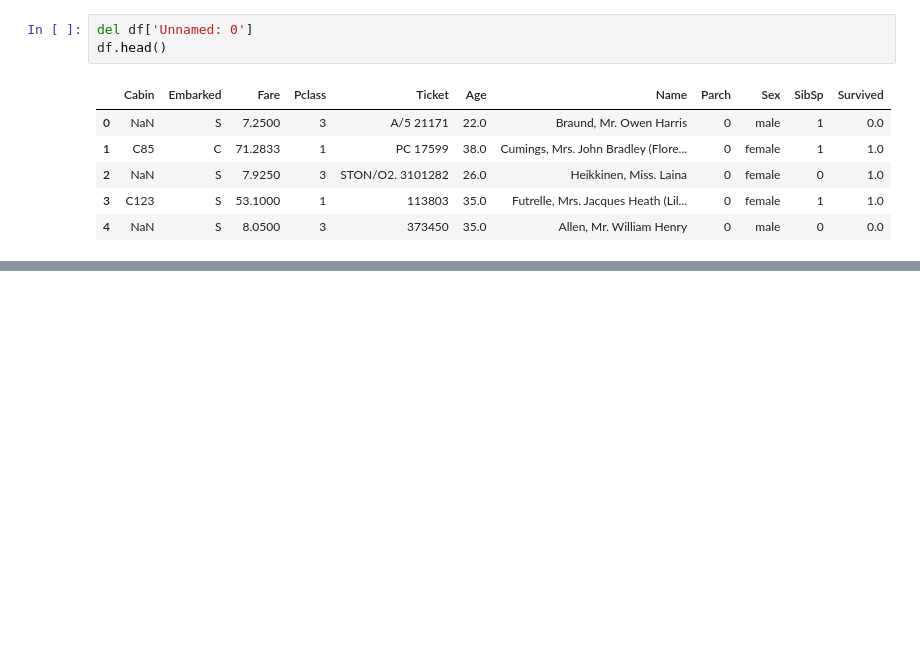
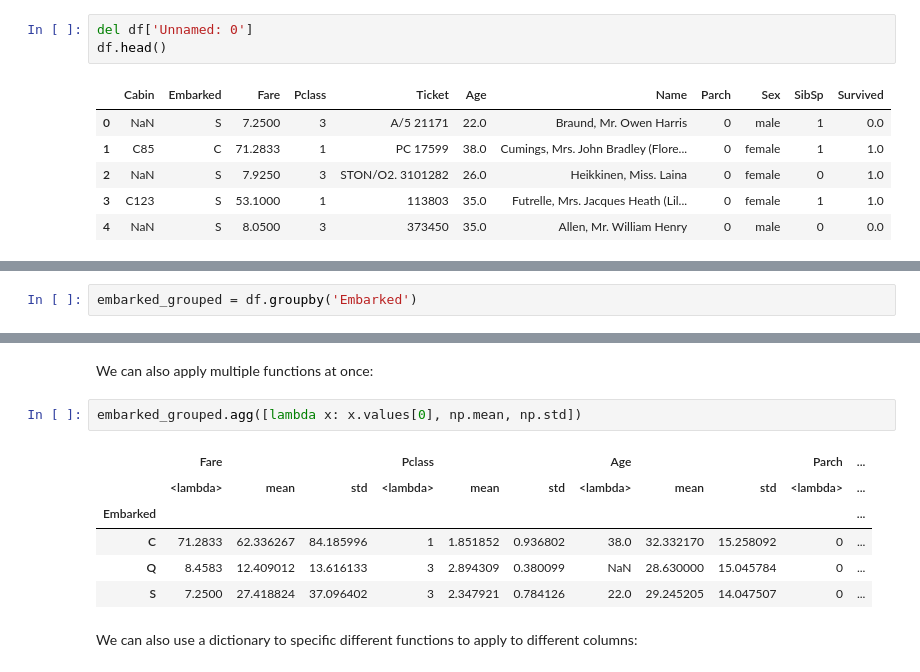
Before and after one commit to TrainingByPackt/Applied-Supervised-Learning-with-Python, a Jupyter notebook: Chapter 1 - Machine Learning Toolkit/Pandas.ipynb, the cells around one changed output, grey strips where cells are left out. Drawn from its saved outputs; the diff is of its cells as text; blank space fills up the shorter version.

```diff
--- a/Chapter 1 - Machine Learning Toolkit/Pandas.ipynb
+++ b/Chapter 1 - Machine Learning Toolkit/Pandas.ipynb
@@ -303,0 +419,2 @@ df.head()
+# %%
+embarked_grouped = df.groupby('Embarked')
@@ -303,0 +493,13 @@ df.head()
+# %% [markdown]
+We can also apply multiple functions at once:
+# %%
+embarked_grouped.agg([lambda x: x.values[0], np.mean, np.std])
+# %% [output]
+|  | Fare |  |  | Pclass |  |  | Age |  |  | Parch | ... |
+|  | <lambda> | mean | std | <lambda> | mean | std | <lambda> | mean | std | <lambda> | ... |
+| Embarked |  |  |  |  |  |  |  |  |  |  | ... |
+| C | 71.2833 | 62.336267 | 84.185996 | 1 | 1.851852 | 0.936802 | 38.0 | 32.332170 | 15.258092 | 0 | ... |
+| Q | 8.4583 | 12.409012 | 13.616133 | 3 | 2.894309 | 0.380099 | NaN | 28.630000 | 15.045784 | 0 | ... |
+| S | 7.2500 | 27.418824 | 37.096402 | 3 | 2.347921 | 0.784126 | 22.0 | 29.245205 | 14.047507 | 0 | ... |
+# %% [markdown]
+We can also use a dictionary to specific different functions to apply to different columns:
```
Also changed, not shown: parts of 38 cells of this notebook.
